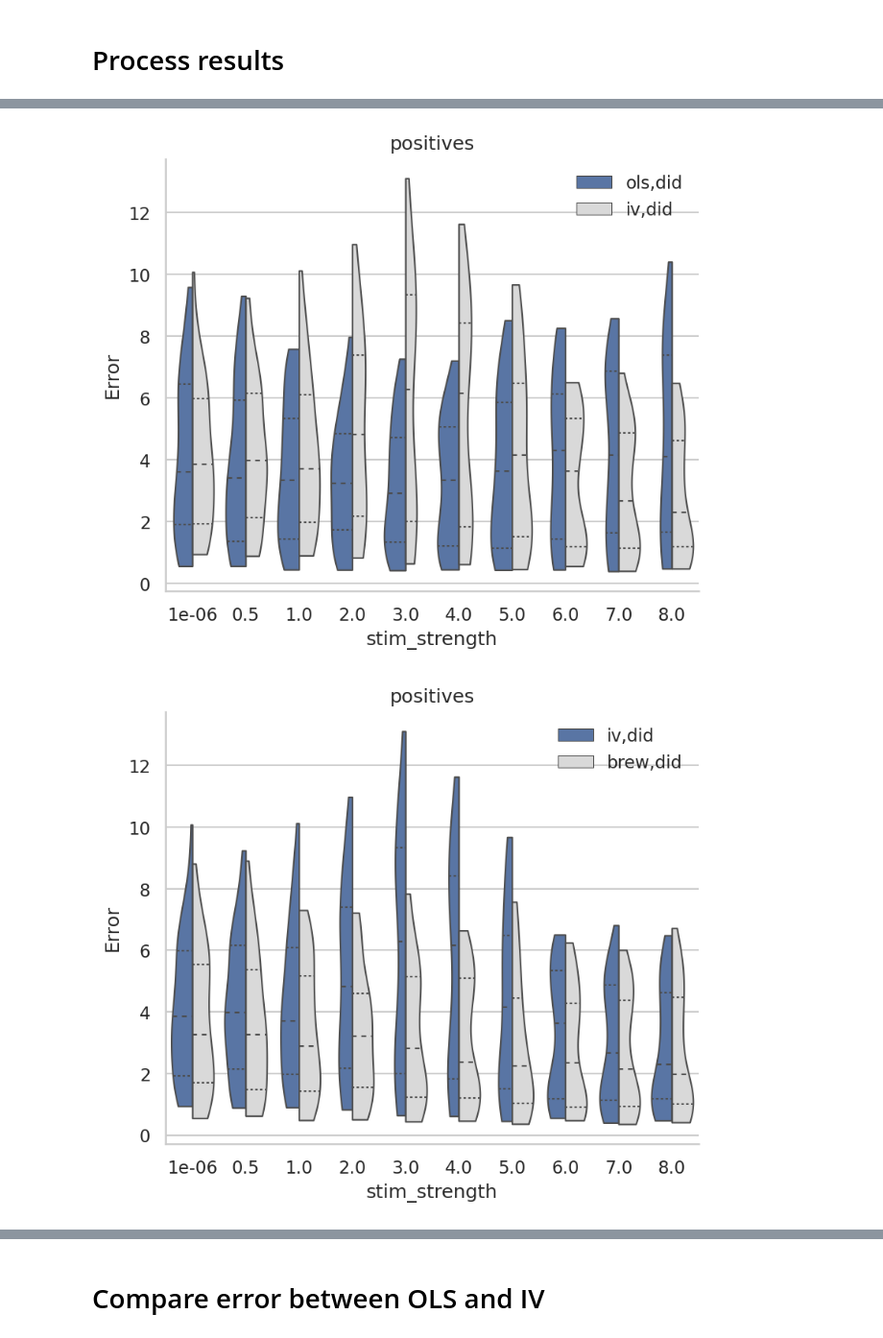
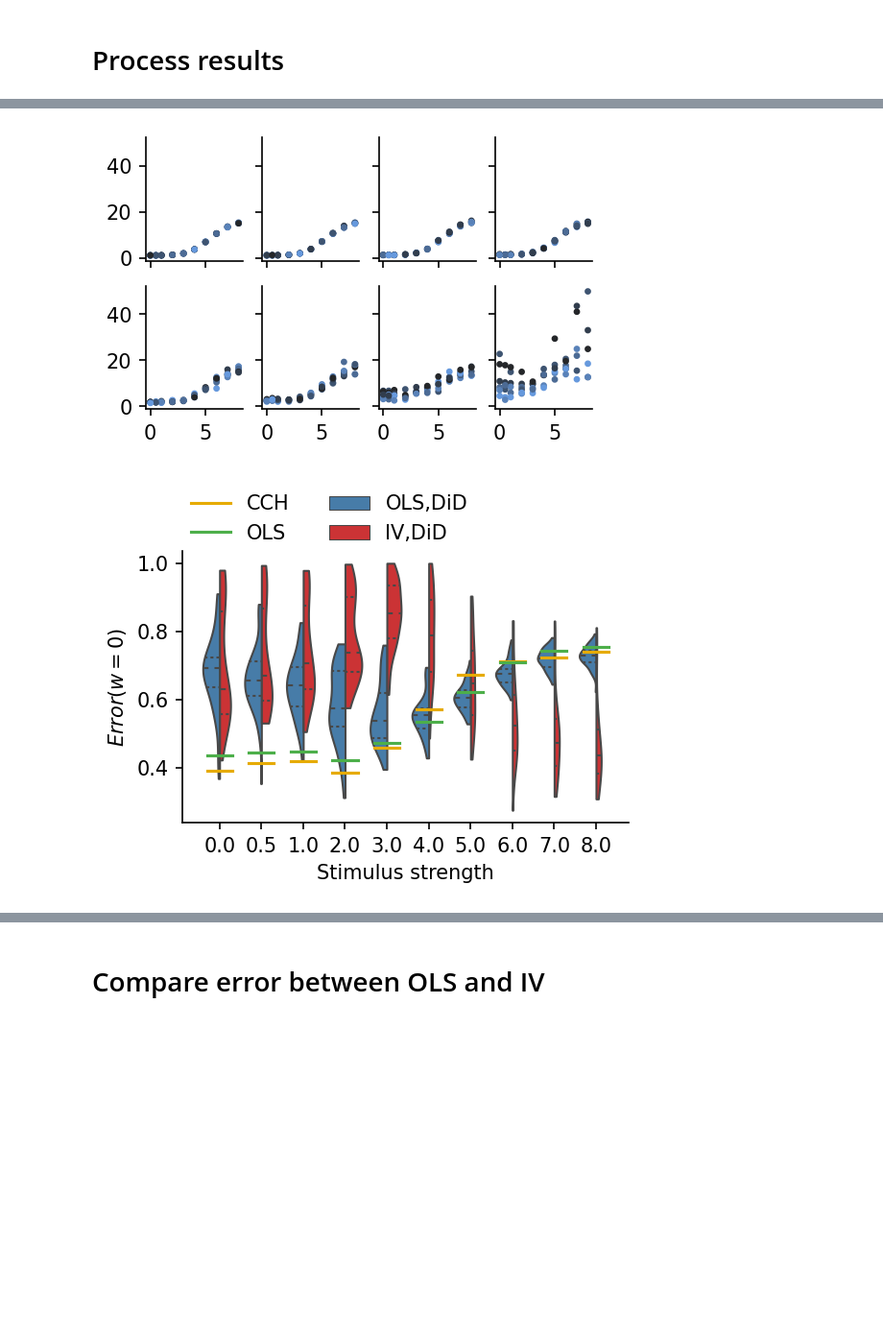
Before and after one commit to lepmik/causal-optoconnectics, a Jupyter notebook: notebooks/sweep_2_confounding.ipynb, the cells around one changed output, grey strips where cells are left out. Shown at 96% size. Cells and saved outputs as stored; diff of their text form; code cells hidden in the pictures; blank space fills up the shorter version.

```diff
--- a/notebooks/sweep_2_confounding.ipynb
+++ b/notebooks/sweep_2_confounding.ipynb
@@ -10,8 +10,7 @@ import pandas as pd
 import pathlib
 from utils import *
 import matplotlib
-sns.set_theme(style="whitegrid")
-plt.rcParams.update({'figure.figsize': (6,5), 'figure.dpi': 150})
+plt.rcParams.update({'figure.figsize': (4,2.5), 'figure.dpi': 150, 'image.cmap': 'rocket',})
 # %% [markdown]
 # Process results
 # %%
@@ -79,23 +127,52 @@ for i, (n_neurons, df) in enumerate(errors[k].groupby('n_neurons')):
+# %%
+cmap = sns.dark_palette("#69d", reverse=True, as_cmap=True)
+fig, axs = plt.subplots(2,4, sharex=True, sharey=True, figsize=(4,2.5))
+axs = axs.ravel()
+for i, (sigma, df) in enumerate(errors[k].groupby('sigma')):
+    axs[i].scatter(df.stim_strength, df.cov_condition, c=df.n_neurons, s=5, cmap=cmap)
+sns.despine()
+# %% [output]
+[figure, added]
 # %%
-def violin_compare(var1, var2, x='stim_strength', k='positives'):
+def violin_compare(var1, var2, x='stim_strength', target_weight='weight>0', baselines=None):
     plt.figure()
-    v1 = errors[k].loc[:, [x, var1]].rename(columns={var1: 'Error'})
-    key = lambda x: ','.join(x.split('_')[2:])
+    key = lambda x: ','.join([labels[l] for l in x.split('_')[2:]])
+
+    v1 = errors[target_weight].loc[:, [x, var1]].rename(columns={var1: 'Error'})
     v1[''] = key(var1)
-    v2 = errors[k].loc[:, [x, var2]].rename(columns={var2: 'Error'})
+
+    v2 = errors[target_weight].loc[:, [x, var2]].rename(columns={var2: 'Error'})
     v2[''] = key(var2)
+
     viodf = pd.concat([v1,v2])
     sns.violinplot(
         data=viodf, x=x, y='Error', hue='', split=True, inner="quart", linewidth=1,
-                   palette={key(var1): "b", key(var2): ".85"}, cut=0,
+        palette={key(var1): colors[key(var1).lower()], key(var2): colors[key(var2).lower()]},
+        cut=0,
     )
+
+    if baselines is not None:
+        for i, (s, df) in enumerate(errors[target_weight].groupby(x)):
+            for baseline in baselines:
+                plt.plot([i-0.3, i+0.3], [df[baseline].median()]*2,
+                     label=key(baseline) if s==errors[target_weight][x].max() else '',
+                     c=colors[key(baseline).lower()])
+
     sns.despine()
-    plt.legend(frameon=False, loc=1)
-    plt.title(k)
+    plt.legend(
+        frameon=False,
+        bbox_to_anchor=(0,1.0,1,0.2),
+        loc="lower left",
+#         mode="expand",
+        borderaxespad=0, ncol=2)
+    plt.ylabel('$Error(w > 0)$' if target_weight=='weight>0' else '$Error(w = 0)$')
+    plt.xlabel('Stimulus strength')
+    plt.gca().set_xticklabels([0.0,0.5,1.0,2.0,3.0,4.0,5.0,6.0,7.0,8.0]);
+
+    savefig(f'sweep_2_violin_stim_strength_{target_weight}')
 # %%
-for k in errors:
-    violin_compare('error_beta_ols_did', 'error_beta_iv_did', k=k)
-    violin_compare('error_beta_iv_did', 'error_beta_brew_did', k=k)
+for target_weight in errors:
+    violin_compare('error_beta_ols_did', 'error_beta_iv_did', target_weight=target_weight, baselines=['error_naive_cch','error_beta_ols'])
+#     violin_compare('error_beta_iv_did', 'error_beta_brew_did', k=k)
 # %% [output]
-[figure, old version]
+[figure, new version]
-[figure, removed]
```
Also changed, not shown: parts of 25 cells of this notebook, 30 other files.
